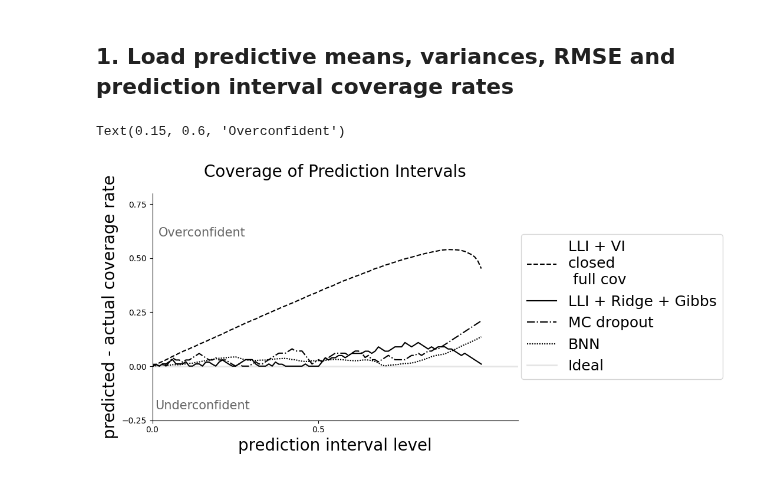
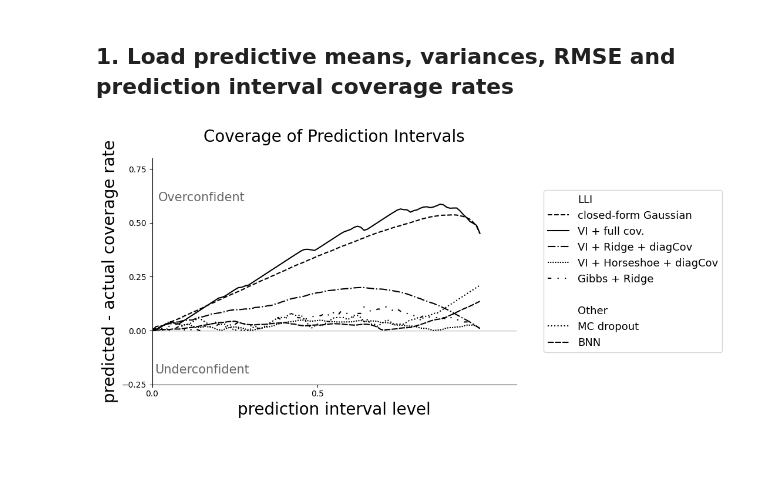
Before and after one commit to clarahoffmann/last-layer-inf, a Jupyter notebook: src/1d_regression_plot.ipynb, the cells around one changed output. Drawn from its saved outputs; the diff is of its cells as text; code cells hidden in the pictures.

Commit message:
update methods and styling

```diff
--- a/src/1d_regression_plot.ipynb
+++ b/src/1d_regression_plot.ipynb
@@ -9,8 +10,8 @@ First, run ``run_models.sh`` to obtain the necessary data for the figure. This s
 # %% [markdown]
 ## 1. Load predictive means, variances, RMSE and prediction interval coverage rates
 # %%
-methods = ['lli_vi_closed_full_cov', 'lli_gibbs_ridge',  'mc_dropout', 'bnn']
-method_names = ['LLI + VI\nclosed\n full cov', 'LLI + Ridge + Gibbs', 'MC dropout', 'BNN']
+methods = ['lli_closed_form', 'lli_vi_closed_form', 'lli_vi_ridge', 'lli_vi_horseshoe',  'lli_gibbs_ridge',  'mc_dropout', 'bnn']
+method_names = ['LLI + Gauss + closed form', 'LLI + VI + closed-form + fullCov', 'LLI + VI + Ridge + diagCov',  'LLI + VI + Horseshoe + diagCov', 'LLI + Ridge + Gibbs', 'MC dropout', 'BNN']
 #  'lli_vi_ridge', 'lli_vi_horseshoe', 'lli_gibbs_ridge',  , lli_vi_fac_ridge, lli_vi_fac_horseshoe
 dict_list = []
 for method in methods:
@@ -20,32 +21,52 @@ for method in methods:
         loaded_dict = pickle.load(f)
     dict_list.append(loaded_dict.copy())
 # %%
-linestyles =  ['dashed', '-','dashdot', (0, (1, 1)) ] # , (0, (1, 1)), (0, (3, 5, 1, 5, 1, 5))
+linestyles =  ['dashed', '-','dashdot', (0, (1, 1)), (0, (3, 5, 1, 5, 1, 5)), 'dotted', (0, (5, 1))] # ,  (0, (3, 5, 1, 5, 1, 5))
 # %%
 
 levels = np.linspace(0.001, 0.99, 100)
 fig, axs = plt.subplots(1,1, figsize = (8,5))
-for method, dict, name, linestyle in zip(methods, dict_list, method_names, linestyles):
-    axs.plot(levels,  np.abs(levels - dict['coverage']),
+for method, method_dict, name, linestyle in zip(methods, dict_list, method_names, linestyles):
+    axs.plot(levels,  np.abs(levels - method_dict['coverage']),
                     color = 'black', label = name, linestyle = linestyle
                     )
-axs.legend()
+#axs.legend()
 axs.axhline(y=0, color='black', linestyle='-',
             linewidth=2, label='Ideal', alpha = .1)
-axs.legend(loc = 'center right', ncols = 1, fontsize = 18, bbox_to_anchor=(1.58, 0.5)) #
+axs.legend(loc = 'center right', ncols = 1, fontsize = 10, bbox_to_anchor=(1.58, 0.5)) #
 axs.set_xticks(np.arange(-1, 1, .5))
 axs.set_yticks(np.arange(-0.25, 1.5, .25))
 axs.set_xlim(-0, 1.1)
 axs.set_ylim(-.25, .8)
 axs.set_title(f'Coverage of Prediction Intervals', pad = 20, size = 20)
 axs.grid(False)
 axs.spines['right'].set_visible(False)
 axs.spines['top'].set_visible(False)
 axs.set_xlabel('prediction interval level', fontsize = 20)
 axs.set_ylabel('predicted - actual coverage rate', fontsize = 20)
 x_text = 0.15
 axs.text(x_text, -0.2, 'Underconfident', fontsize=15, color='black', ha='center', alpha = 0.6)
 axs.text(x_text, 0.6, 'Overconfident', fontsize=15, color='black', ha='center', alpha = 0.6)
+
+
+header_style = dict(linestyle='', color='black', marker='', alpha=0)
+
+# careful! The linestyles here are specified by hand.
+legend_elements = [
+    Line2D([], [], **header_style, label="LLI"),
+    Line2D([0], [0], color='black', linestyle='dashed', label='closed-form Gaussian'),
+    Line2D([0], [0], color='black', linestyle='-', label='VI + full cov.'),
+    Line2D([0], [0], color='black', linestyle='dashdot', label='VI + Ridge + diagCov'),
+    Line2D([0], [0], color='black', linestyle=(0, (1, 1)), label='VI + Horseshoe + diagCov'),
+    Line2D([0], [0], color='black', linestyle=(0, (3, 5, 1, 5, 1, 5)), label='Gibbs + Ridge'),
+    Line2D([], [], **header_style, label=""),
+
+    Line2D([0], [0], **header_style, label="Other"),
+    Line2D([0], [0], color='black', linestyle='dotted', label='MC dropout'),
+    Line2D([0], [0], color='black', linestyle=(0, (5, 1)), label='BNN'),
+]
+
+axs.legend(handles=legend_elements, loc='center right', fontsize=13, bbox_to_anchor=(1.58, 0.5))
+fig.savefig('figures/coverage.pdf', bbox_inches = 'tight')
 # %% [output]
-Text(0.15, 0.6, 'Overconfident')
-[figure, old version]
+[figure, new version]
```
Also changed, not shown: parts of 2 cells of this notebook.
